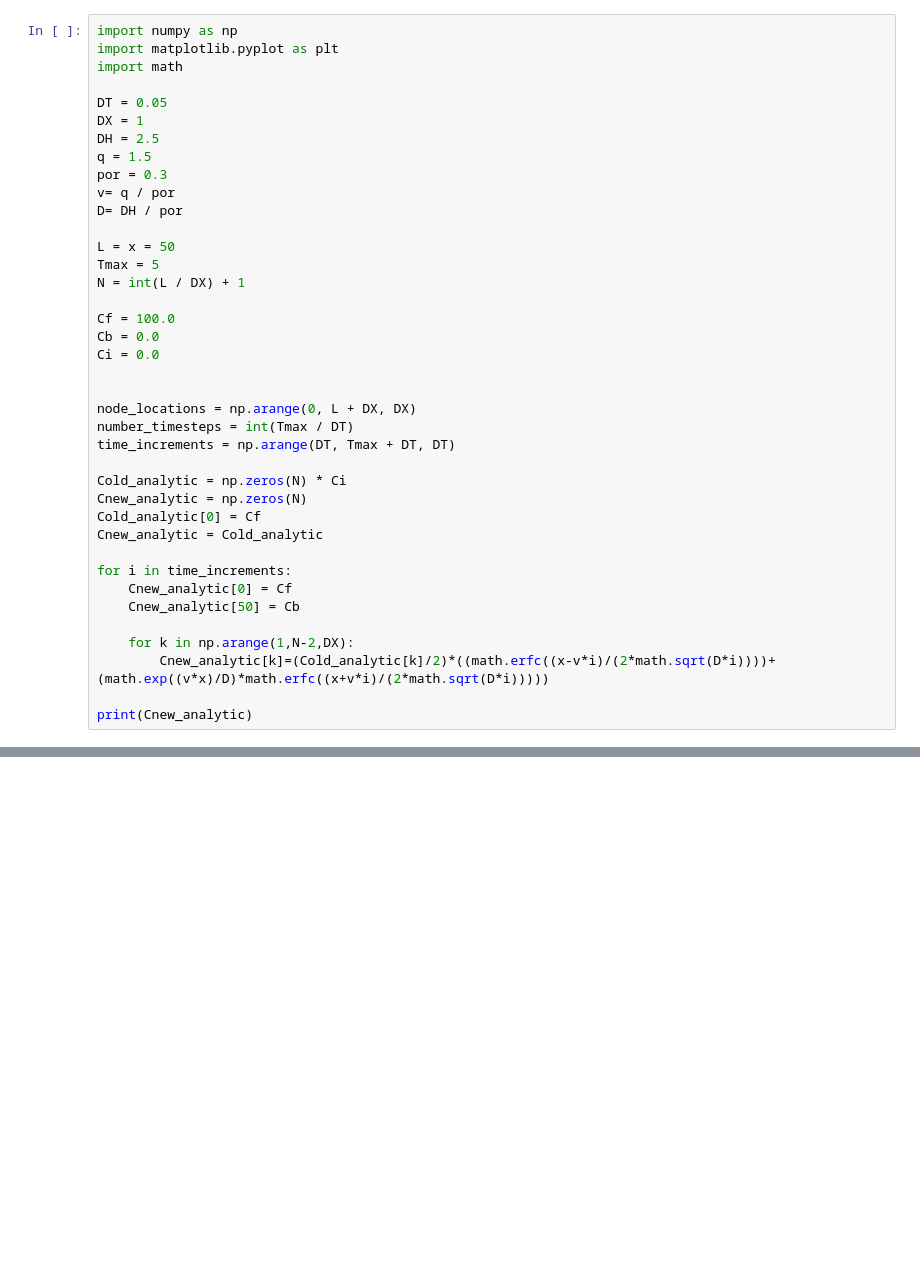
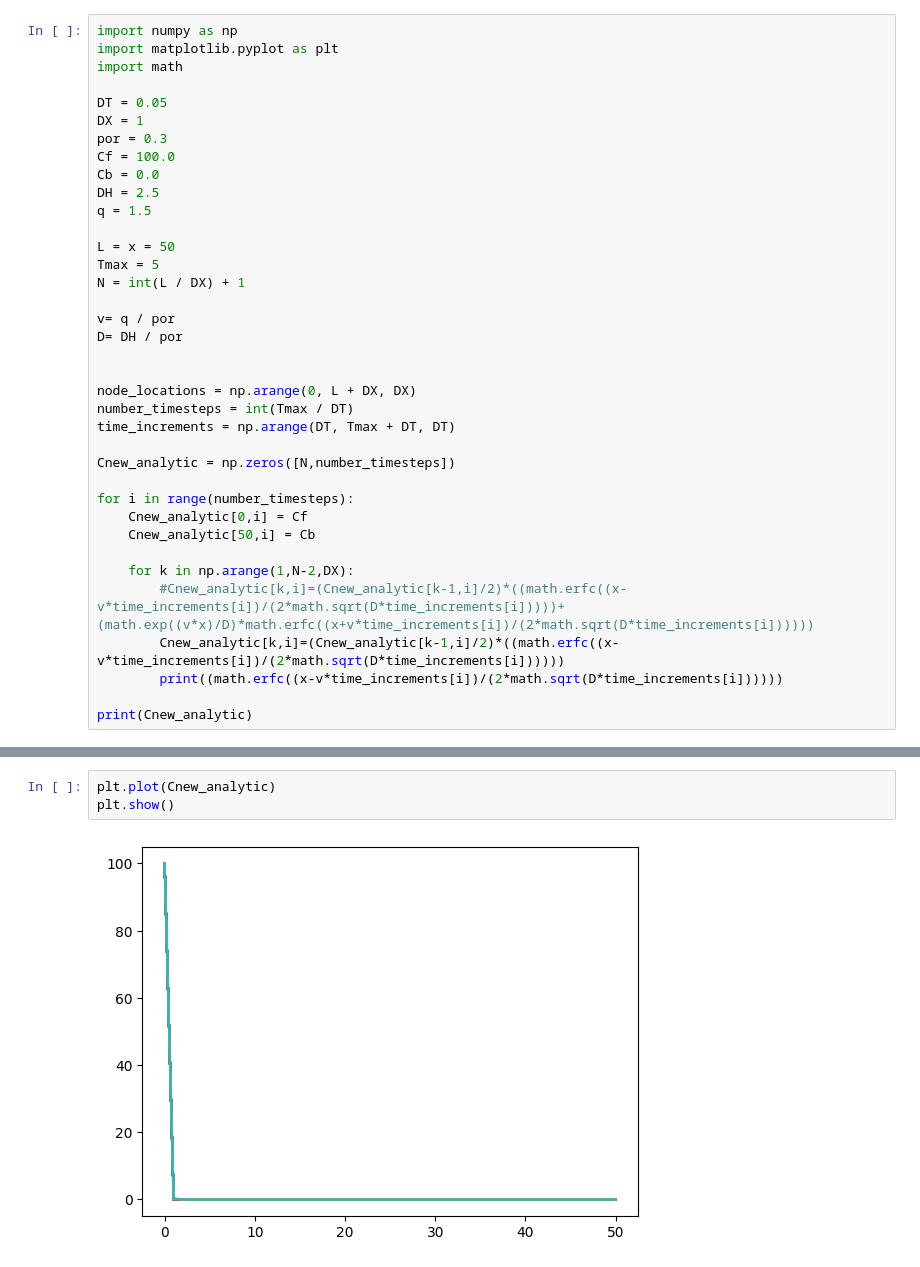
Before and after one commit to YTL528/Numerical-model-of-reactive-transport, a Jupyter notebook: Analytical Solution.ipynb, the cells around one changed output, grey strips where cells are left out. Drawn from its saved outputs; the diff is of its cells as text; blank space fills up the shorter version.

Commit message:
Fix: Analytical Solution to have length and time dimensions

```diff
--- a/Analytical Solution.ipynb
+++ b/Analytical Solution.ipynb
@@ -5,36 +5,34 @@ import math
 
 DT = 0.05
 DX = 1
+por = 0.3
+Cf = 100.0
+Cb = 0.0
 DH = 2.5
 q = 1.5
-por = 0.3
-v= q / por
-D= DH / por
 
 L = x = 50
 Tmax = 5
 N = int(L / DX) + 1
 
-Cf = 100.0
-Cb = 0.0
-Ci = 0.0
+v= q / por
+D= DH / por
 
 
 node_locations = np.arange(0, L + DX, DX)
 number_timesteps = int(Tmax / DT)
 time_increments = np.arange(DT, Tmax + DT, DT)
 
-Cold_analytic = np.zeros(N) * Ci
-Cnew_analytic = np.zeros(N)
-Cold_analytic[0] = Cf
-Cnew_analytic = Cold_analytic
+Cnew_analytic = np.zeros([N,number_timesteps])
 
-for i in time_increments:
-    Cnew_analytic[0] = Cf
-    Cnew_analytic[50] = Cb
+for i in range(number_timesteps):
+    Cnew_analytic[0,i] = Cf
+    Cnew_analytic[50,i] = Cb
 
     for k in np.arange(1,N-2,DX):
-        Cnew_analytic[k]=(Cold_analytic[k]/2)*((math.erfc((x-v*i)/(2*math.sqrt(D*i))))+(math.exp((v*x)/D)*math.erfc((x+v*i)/(2*math.sqrt(D*i)))))
+        #Cnew_analytic[k,i]=(Cnew_analytic[k-1,i]/2)*((math.erfc((x-v*time_increments[i])/(2*math.sqrt(D*time_increments[i]))))+(math.exp((v*x)/D)*math.erfc((x+v*time_increments[i])/(2*math.sqrt(D*time_increments[i])))))
+        Cnew_analytic[k,i]=(Cnew_analytic[k-1,i]/2)*((math.erfc((x-v*time_increments[i])/(2*math.sqrt(D*time_increments[i])))))
+        print((math.erfc((x-v*time_increments[i])/(2*math.sqrt(D*time_increments[i])))))
 
 print(Cnew_analytic)
 # %% [output]
@@ -51,0 +56,5 @@ print(Cnew_analytic)
+# %%
+plt.plot(Cnew_analytic)
+plt.show()
+# %% [output]
+[figure, added]
```
Also changed, not shown: parts of 1 cell of this notebook, 2 other files.
